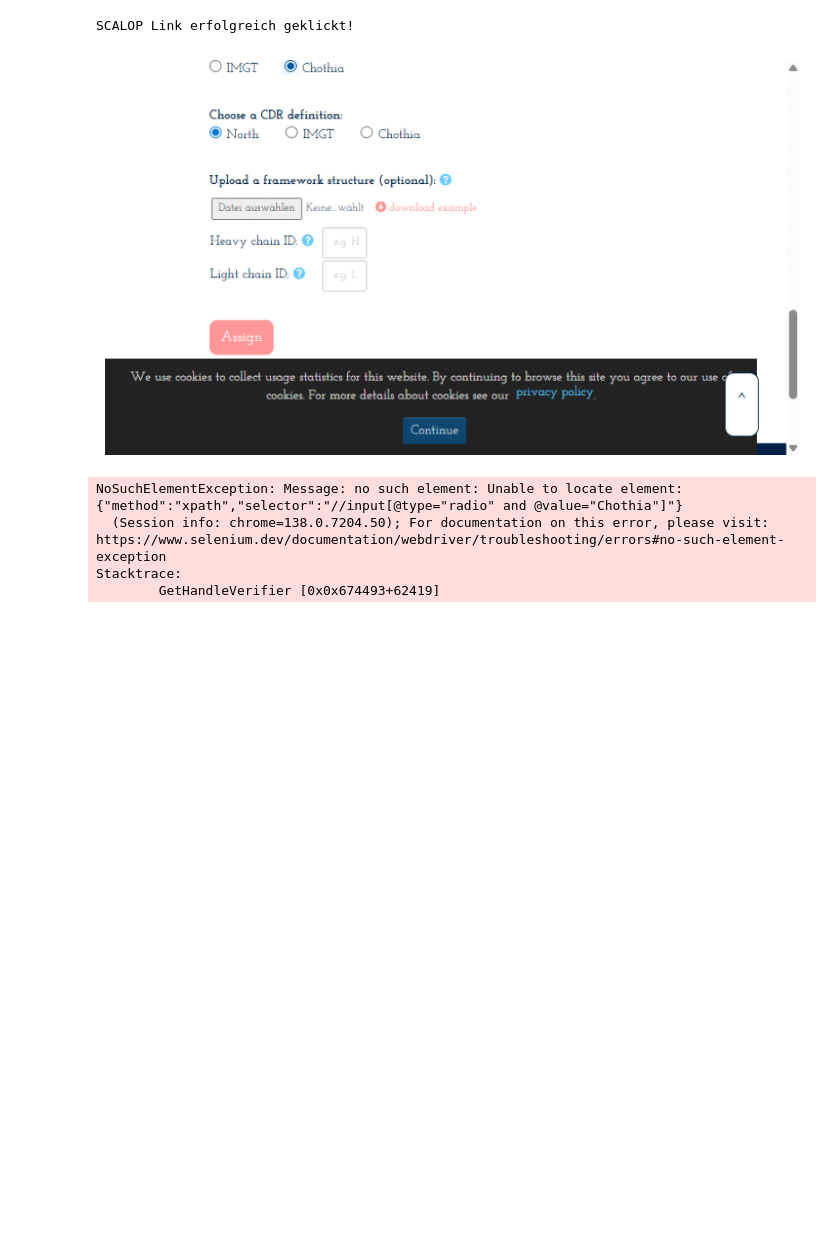
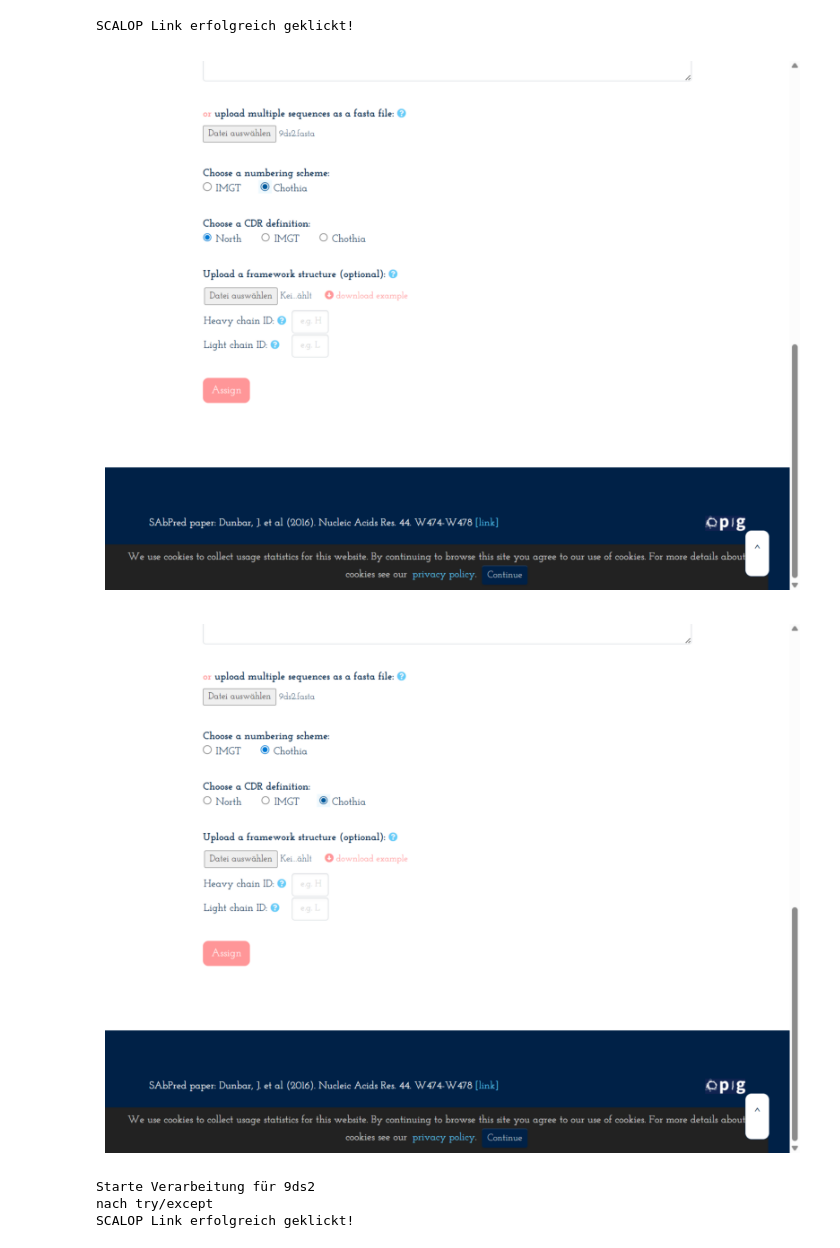
Before and after one commit to datascience-2025-group4/group04-team04, a Jupyter notebook: sequenzbasierter_ansatz/canonicalformsextrahieren.ipynb, the cells around one changed output. Cells and saved outputs as stored; diff of their text form; code cells hidden in the pictures; blank space fills up the shorter version.

```diff
--- a/sequenzbasierter_ansatz/canonicalformsextrahieren.ipynb
+++ b/sequenzbasierter_ansatz/canonicalformsextrahieren.ipynb
@@ -96,7 +83,7 @@ pdb_ids = df["pdb"].unique() #nur eindeutige PDB-IDs extrahieren
 #automatisierten brwoser starten
 # Chrome-Optionen: "headless" = läuft ohne sichtbares Fenster
 options = webdriver.ChromeOptions()
-options.add_argument('--headless')  # unsichtbar im Hintergrund => hab es sichtbar aus probiert => der link zur startseite öffnet sich auf jeden fall
+#options.add_argument('--headless')  # unsichtbar im Hintergrund => hab es sichtbar aus probiert => der link zur startseite öffnet sich auf jeden fall
 
 # Browser starten mit automatisch installiertem Treiber (=Schnittstelle zwischen python skript und browser)
 driver = webdriver.Chrome(
@@ -179,14 +166,24 @@ for pdb_id in pdb_ids:
     plt.show()
 
     # Wähle Chothia bei CDR Definition
-    cdr_chothia_radio = driver.find_element(By.XPATH, '//input[@type="radio" and @value="Chothia"]')
-    cdr_chothia_radio.click() ###
+    #cdr_chothia_radio = driver.find_element(By.XPATH, '//input[@type="radio" and @value="chothia"]')
+
+    cdr_chothia_radio = driver.find_element(By.XPATH, '//input[@name="cdrdef" and @value="chothia"]')
+    cdr_chothia_radio.click()
+
+
+    driver.save_screenshot('debug.png')
+    img = plt.imread('debug.png')
+    plt.figure(figsize=(10, 8))
+    plt.imshow(img)
+    plt.axis('off')
+    plt.show()
 
     # Klicke Assign-Button
     assign_button = driver.find_element(By.XPATH, '//button[contains(text(), "Assign")]')
     assign_button.click()
 
-
+    print(f"Starte Verarbeitung für {pdb_id}")
 
     #auf ergebnisse warten
     try:
@@ -198,37 +195,41 @@ for pdb_id in pdb_ids:
         rows = driver.find_elements(By.XPATH, '//table//tr[position()>1]')
 
         #für jede zeile relevante infos extrahieren
         for row in rows:
             cols = row.find_elements(By.TAG_NAME, 'td')
             if len(cols) >= 5:
                 chain = cols[0].text.strip()
                 cdr = cols[1].text.strip()
                 length = cols[2].text.strip()
                 canonical_form = cols[3].text.strip()
 
                 # Ergebnis in Dictionary speichern
                 results.append({
                 "PDB_ID": pdb_id,
                 "Chain": chain,
                 "CDR": cdr,
                 "Length": length,
                 "Canonical_Form": canonical_form })
+                print(results)
 
     except Exception as e:
-            print(f"Fehler bei {pdb_id}: {e}")
-            continue  # Wenn etwas schiefläuft, einfach zur nächsten PDB-ID springen
+        print(f"Fehler bei {pdb_id}: {e}")
+        continue  # Wenn etwas schiefläuft, einfach zur nächsten PDB-ID springen
+
+    print("nach try/except") #überprüfung um zu schauen ob man durch try except kommt
+
 
 #browser schließen und ergbnisse speichern
 # Browser schließen
 driver.quit()
 
 # Ergebnisse in DataFrame umwandeln und abspeichern
 df_results = pd.DataFrame(results)
 df_results.to_csv("scalop_canonical_forms.csv", index=False)
 # %% [output]
 SCALOP Link erfolgreich geklickt!
-[figure, old version]
+[figure, new version]
+[figure, added]
-NoSuchElementException: Message: no such element: Unable to locate element: {"method":"xpath","selector":"//input[@type="radio" and @value="Chothia"]"}
-  (Session info: chrome=138.0.7204.50); For documentation on this error, please visit: https://www.selenium.dev/documentation/webdriver/troubleshooting/errors#no-such-element-exception
-Stacktrace:
-        GetHandleVerifier [0x0x674493+62419]
+Starte Verarbeitung für 9ds2
+nach try/except
+SCALOP Link erfolgreich geklickt!
```
Also changed, not shown: parts of 6 cells of this notebook, 5 other files.
